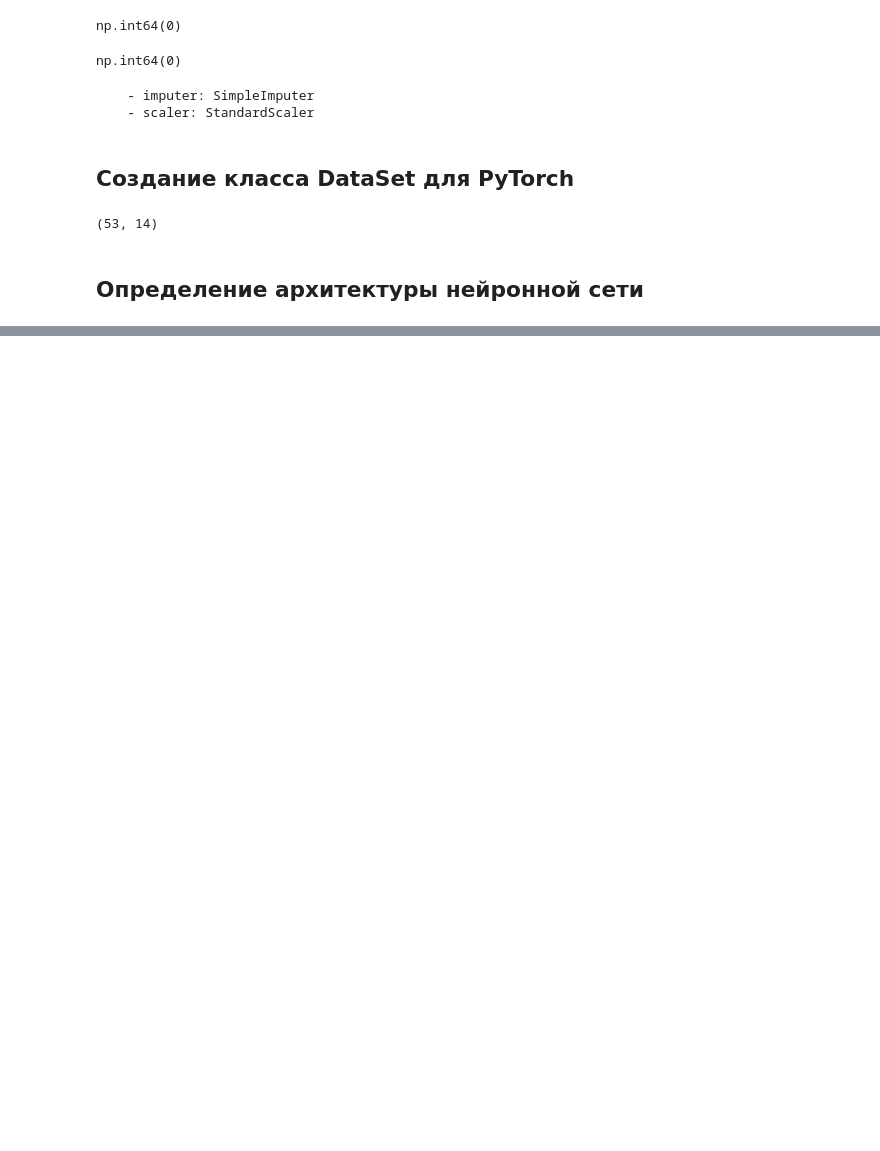
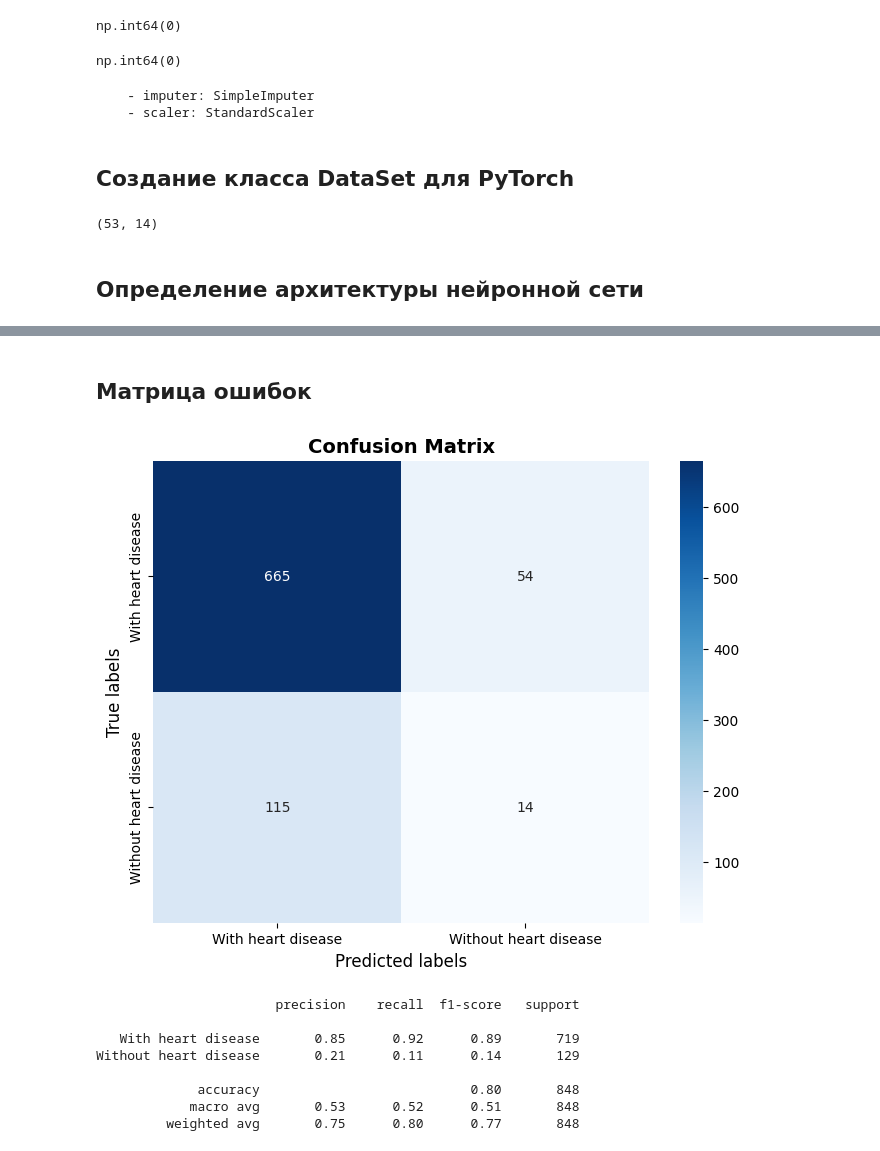
Before and after one commit to Zamanof/AI-FSDE_1_24_3_ru, a Jupyter notebook: AI 14/AI 14. Heart disease Prediction.ipynb, the cells around one changed output, grey strips where cells are left out. Cells and saved outputs as stored; diff of their text form; code cells hidden in the pictures; blank space fills up the shorter version.

```diff
--- a/AI 14/AI 14. Heart disease Prediction.ipynb
+++ b/AI 14/AI 14. Heart disease Prediction.ipynb
@@ -236,0 +505,30 @@ class HeartDiseaseNet(nn.Module):
+# %% [markdown]
+## Матрица ошибок
+# %%
+from sklearn.metrics import confusion_matrix, classification_report
+
+all_predictions = np.array(all_predictions)
+all_labels = np.array(all_labels)
+
+cm = confusion_matrix(all_labels, all_predictions)
+
+plt.figure(figsize = (8, 6))
+
+sns.heatmap(cm, annot=True, fmt="d", cmap="Blues", xticklabels=["With heart disease", "Without heart disease"], yticklabels=["With heart disease", "Without heart disease"])
+
+plt.title("Confusion Matrix", fontsize = 14, fontweight = "bold")
+plt.xlabel("Predicted labels", fontsize = 12)
+plt.ylabel("True labels", fontsize = 12)
+plt.show()
+
+print(classification_report(all_labels, all_predictions, target_names = ["With heart disease", "Without heart disease"]))
+# %% [output]
+[figure, added]
+                       precision    recall  f1-score   support
+
+   With heart disease       0.85      0.92      0.89       719
+Without heart disease       0.21      0.11      0.14       129
+
+             accuracy                           0.80       848
+            macro avg       0.53      0.52      0.51       848
+         weighted avg       0.75      0.80      0.77       848
```
Also changed, not shown: parts of 16 cells of this notebook, 1 other file.
